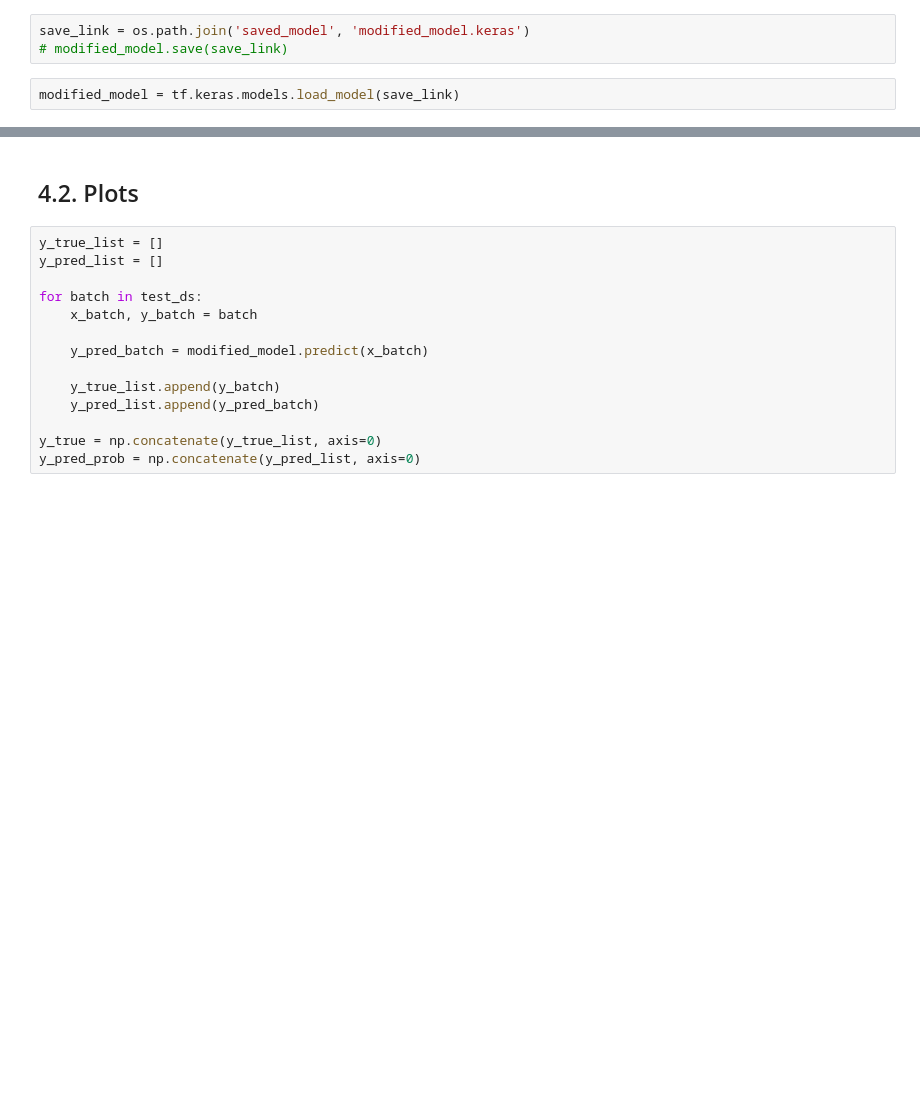
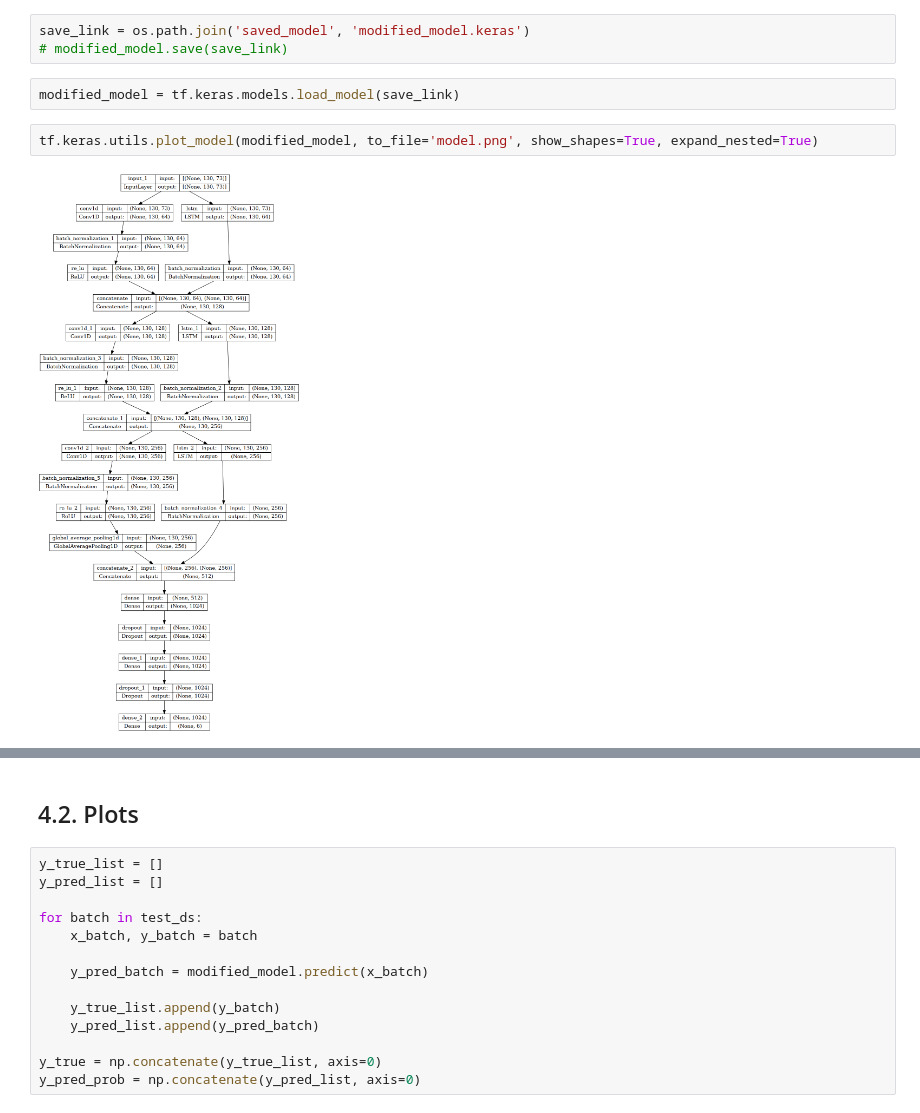
Before and after one commit to S4M0707/speech-emotion-recognition, a Jupyter notebook: speech-emotion-notebook.ipynb, the cells around one changed output, grey strips where cells are left out. Saved outputs shown, nothing was run; the diff lists cells and outputs as text; blank space fills up the shorter version.

```diff
--- a/speech-emotion-notebook.ipynb
+++ b/speech-emotion-notebook.ipynb
@@ -760,6 +764,10 @@ save_link = os.path.join('saved_model', 'modified_model.keras')
 # modified_model.save(save_link)
 # %%
 modified_model = tf.keras.models.load_model(save_link)
+# %%
+tf.keras.utils.plot_model(modified_model, to_file='model.png', show_shapes=True, expand_nested=True)
+# %% [output]
+[figure, added]
 # %%
 result = modified_model.evaluate(test_ds)
 # %% [output]
```
Also changed, not shown: parts of 22 cells of this notebook.
